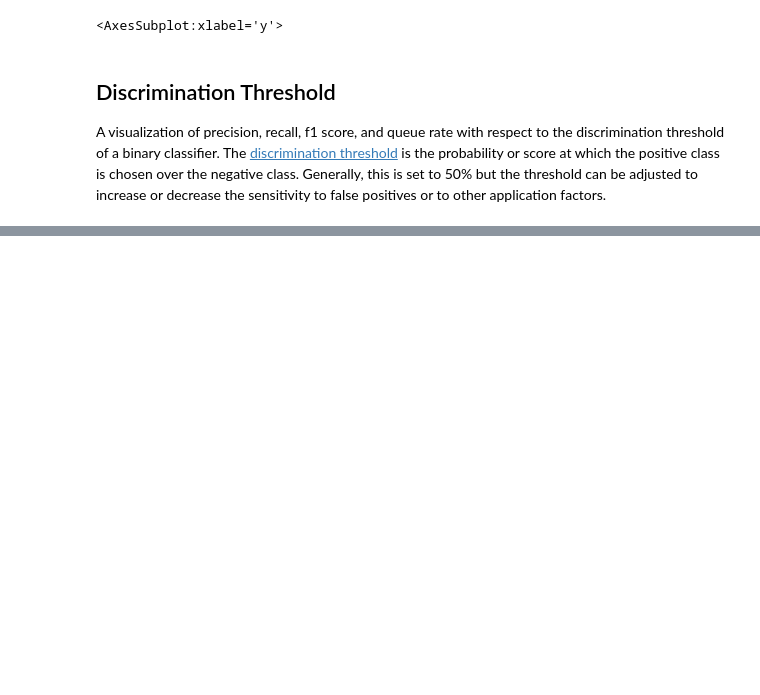
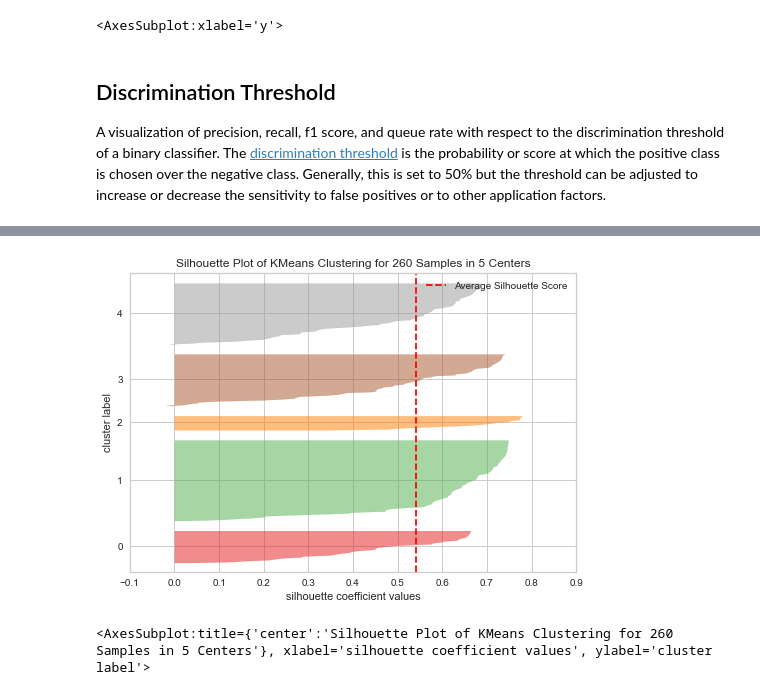
Before and after one commit to rebeccabilbro/adv-diagnostics, a Jupyter notebook: notebooks/yellowbrick.ipynb, the cells around one changed output, grey strips where cells are left out. Cells and saved outputs as stored; diff of their text form; code cells hidden in the pictures; blank space fills up the shorter version.

```diff
--- a/notebooks/yellowbrick.ipynb
+++ b/notebooks/yellowbrick.ipynb
@@ -304,0 +376,10 @@ thresholder.show()
+# %%
+X_nfl, y_nfl = load_nfl()
+features = ['Rec', 'Yds', 'TD', 'Fmb', 'Ctch_Rate']
+X_nfl = X_nfl.query('Tgt >= 20')[features]
+visualizer = SilhouetteVisualizer(KMeans(5, random_state=42))
+visualizer.fit(X_nfl)
+visualizer.show()
+# %% [output]
+[figure, added]
+<AxesSubplot:title={'center':'Silhouette Plot of KMeans Clustering for 260 Samples in 5 Centers'}, xlabel='silhouette coefficient values', ylabel='cluster label'>
```
Also changed, not shown: parts of 27 cells of this notebook.
